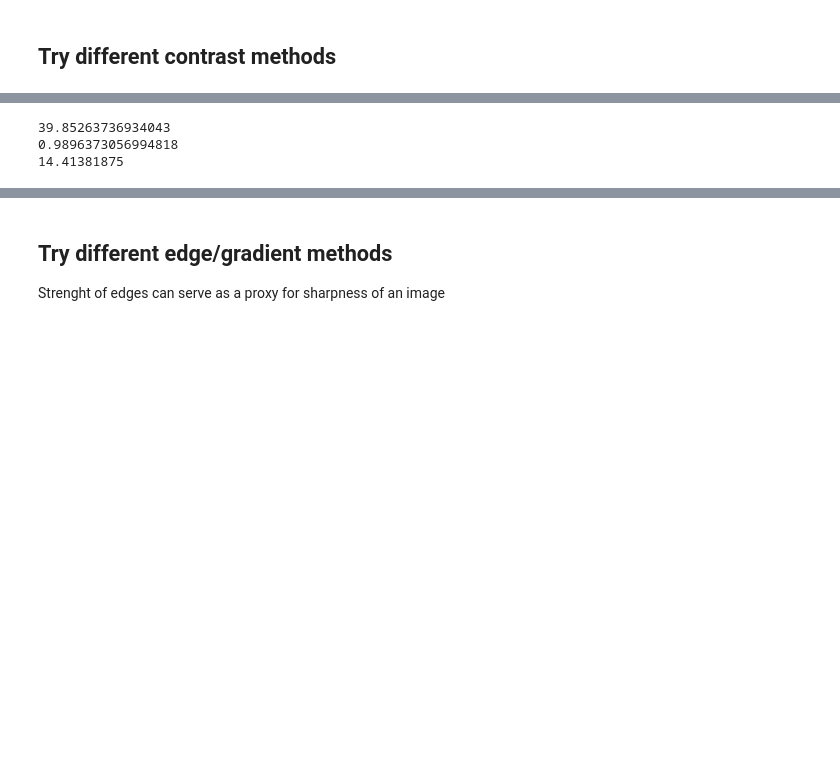
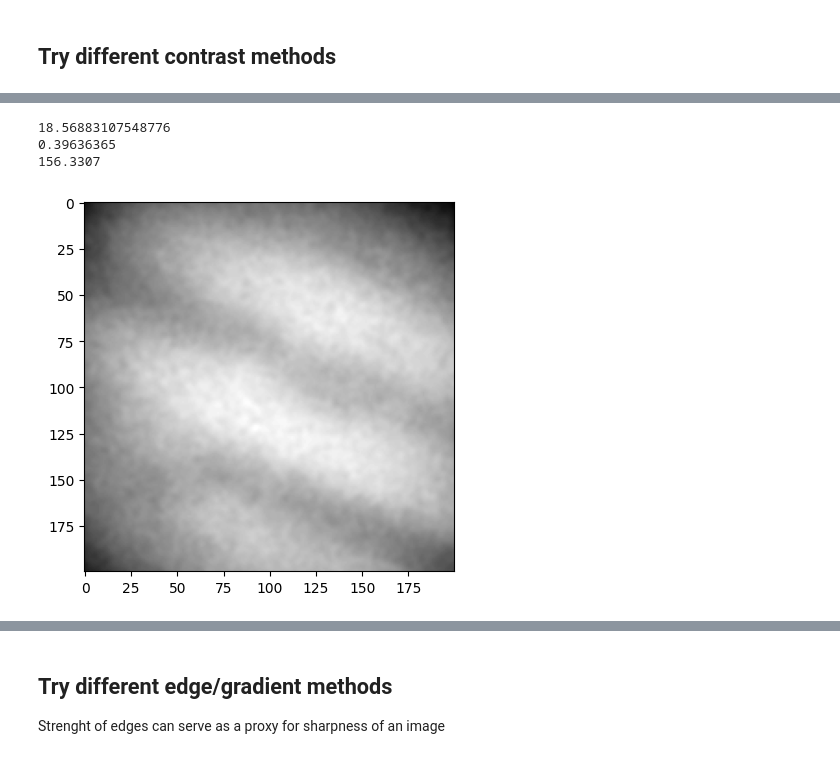
Before and after one commit to joypauls/planetary-flow, a Jupyter notebook: notebooks/global_quality_poc.ipynb, the cells around one changed output, grey strips where cells are left out. Cells and saved outputs as stored; diff of their text form; code cells hidden in the pictures; blank space fills up the shorter version.

```diff
--- a/notebooks/global_quality_poc.ipynb
+++ b/notebooks/global_quality_poc.ipynb
@@ -95,11 +100,14 @@ print(lum.mean())
 # %%
-lum = cv2.cvtColor(jupiter_frame2, cv2.COLOR_BGR2Lab)[:, :, 0]
+lum = cv2.cvtColor(jupiter_lq, cv2.COLOR_BGR2Lab)[:, :, 0]
+# lum = cv2.cvtColor(jupiter_lq, cv2.COLOR_BGR2GRAY)
 lum = cv2.GaussianBlur(lum, (3, 3), 0)
-# lum = crop_jupiter_to_roi(lum)
+lum = crop_jupiter_to_roi(lum)
 print(rms_constrast(lum))
 print(michelson_constrast(lum))
 print(lum.mean())
+plot(lum, color=False)
 # %% [output]
-39.85263736934043
-0.9896373056994818
-14.41381875
+18.56883107548776
+0.39636365
+156.3307
+[figure, added]
```
Also changed, not shown: parts of 10 cells of this notebook, 10 other files.
